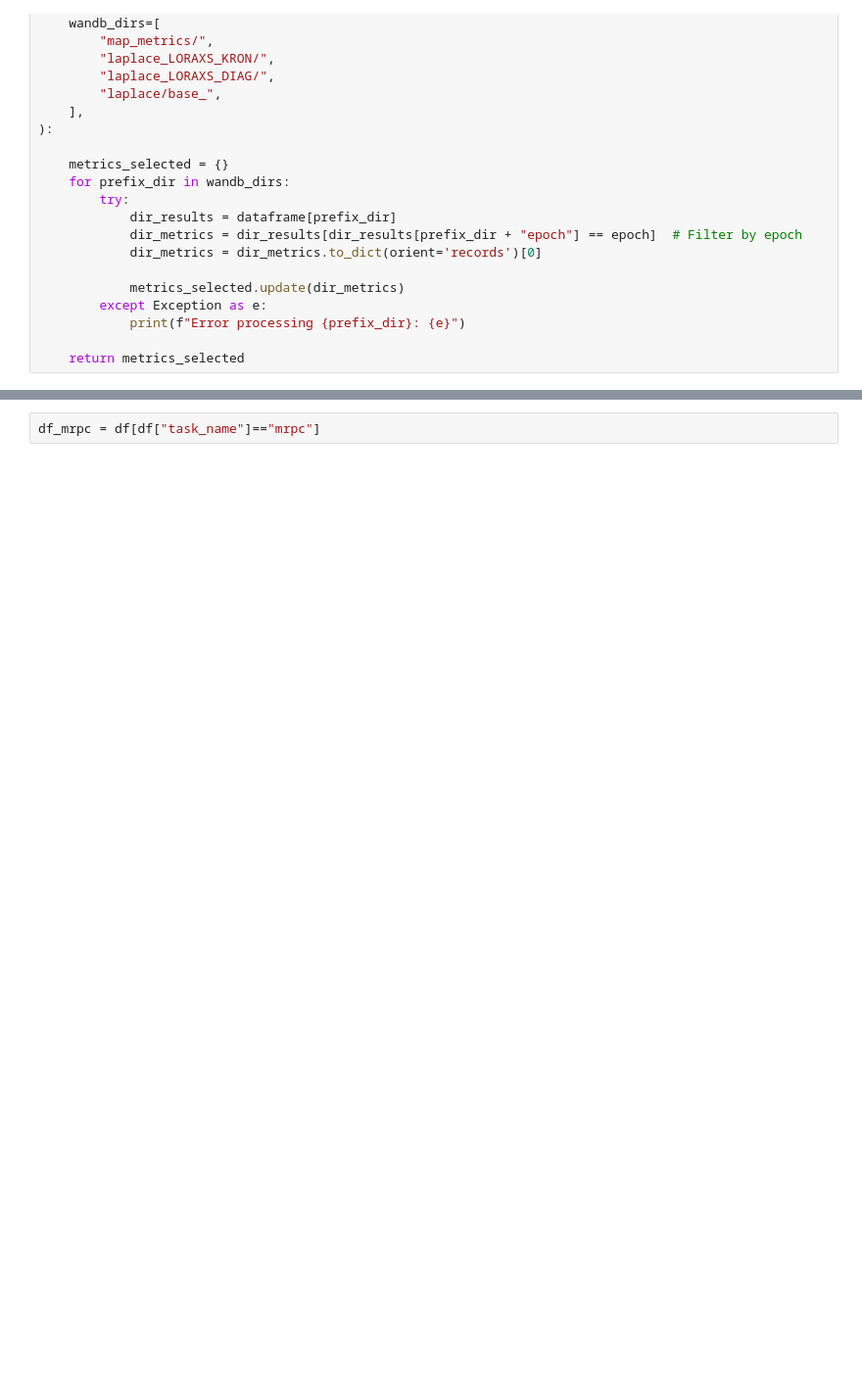
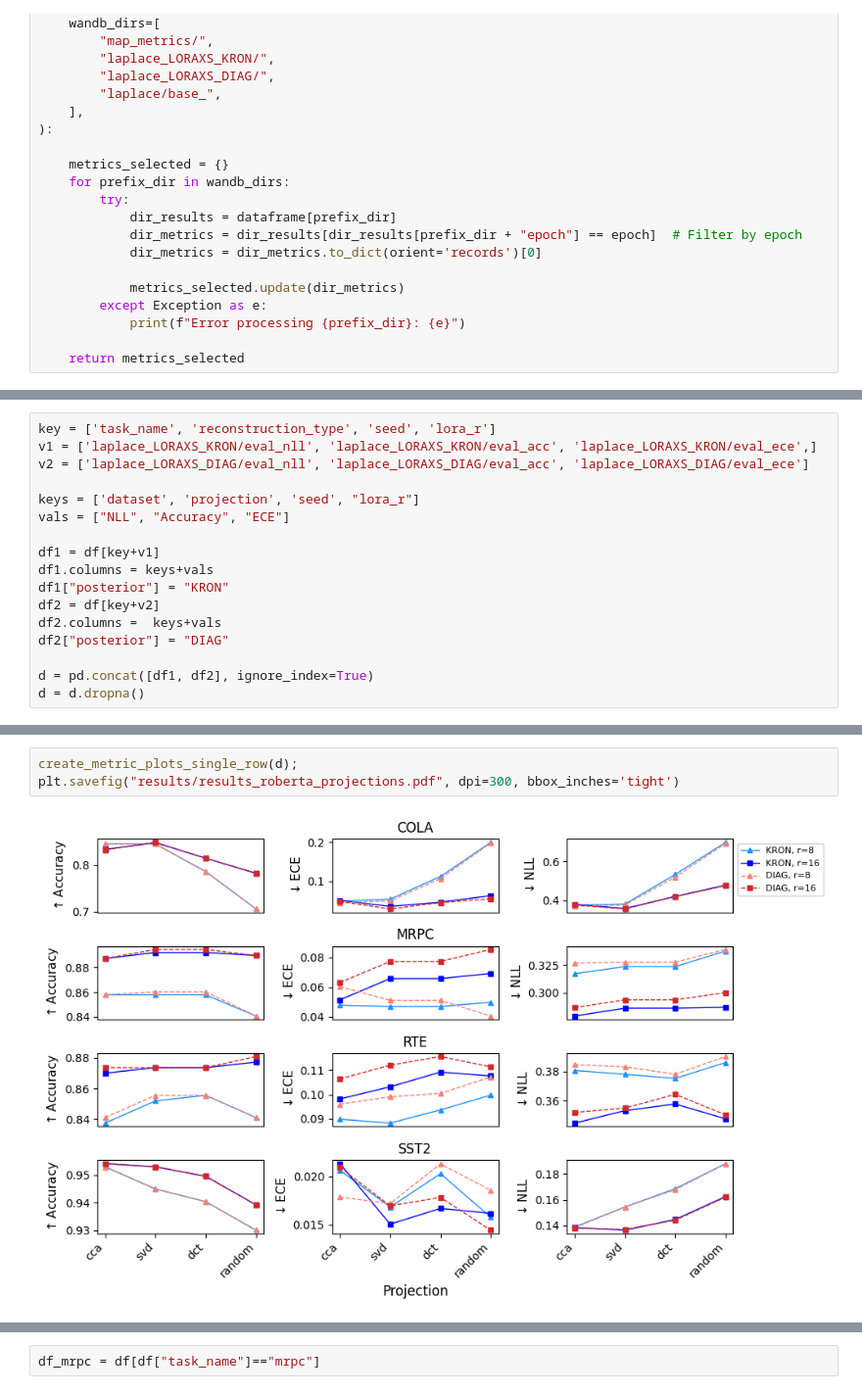
Before and after one commit to gmum/bayesian-finetuning, a Jupyter notebook: experiments/results_analysis_of_exp_roberta_alternative_projections.ipynb, the cells around one changed output, grey strips where cells are left out. Shown at 98% size. Saved outputs shown, nothing was run; the diff lists cells and outputs as text; blank space fills up the shorter version.

```diff
--- a/experiments/results_analysis_of_exp_roberta_alternative_projections.ipynb
+++ b/experiments/results_analysis_of_exp_roberta_alternative_projections.ipynb
@@ -132,0 +523,17 @@ df = pd.DataFrame(cfgs)
+# %%
+key = ['task_name', 'reconstruction_type', 'seed', 'lora_r']
+v1 = ['laplace_LORAXS_KRON/eval_nll', 'laplace_LORAXS_KRON/eval_acc', 'laplace_LORAXS_KRON/eval_ece',]
+v2 = ['laplace_LORAXS_DIAG/eval_nll', 'laplace_LORAXS_DIAG/eval_acc', 'laplace_LORAXS_DIAG/eval_ece']
+
+keys = ['dataset', 'projection', 'seed', "lora_r"]
+vals = ["NLL", "Accuracy", "ECE"]
+
+df1 = df[key+v1]
+df1.columns = keys+vals
+df1["posterior"] = "KRON"
+df2 = df[key+v2]
+df2.columns =  keys+vals
+df2["posterior"] = "DIAG"
+
+d = pd.concat([df1, df2], ignore_index=True)
+d = d.dropna()
@@ -132,0 +761,5 @@ df = pd.DataFrame(cfgs)
+# %%
+create_metric_plots_single_row(d);
+plt.savefig("results/results_roberta_projections.pdf", dpi=300, bbox_inches='tight')
+# %% [output]
+[figure, added]
```
Also changed, not shown: parts of 30 cells of this notebook, 1 other file.
